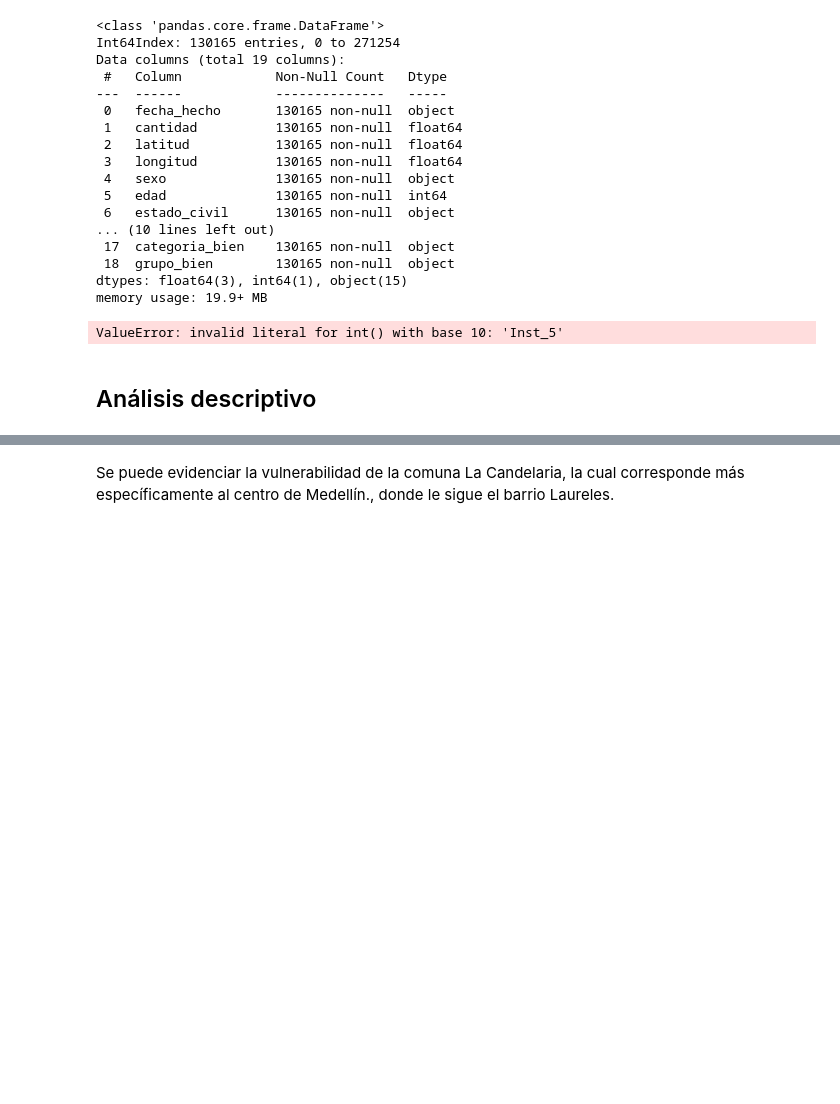
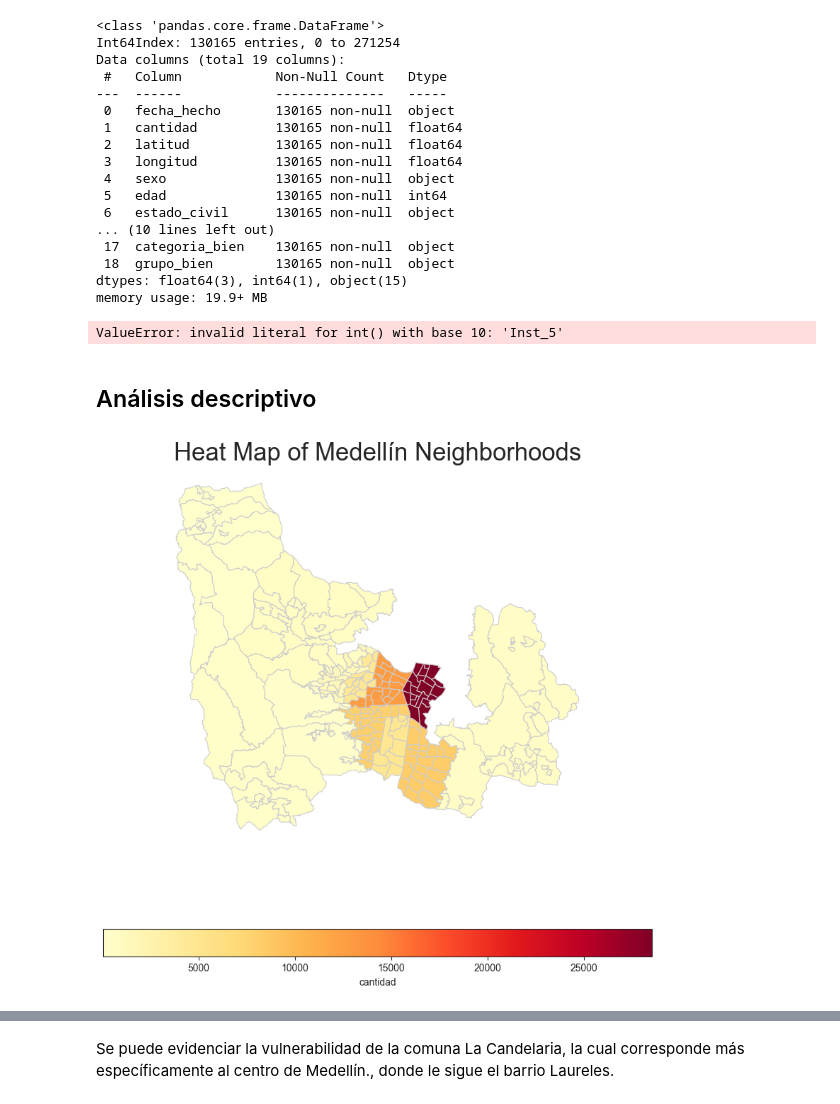
Before and after one commit to d3im3r/ciencia-datos-final-DDS, a Jupyter notebook: Descriptive.ipynb, the cells around one changed output, grey strips where cells are left out. Drawn from its saved outputs; the diff is of its cells as text; code cells hidden in the pictures; blank space fills up the shorter version.

```diff
--- a/Descriptive.ipynb
+++ b/Descriptive.ipynb
@@ -291,0 +287,21 @@ fig.show()
+# %%
+neighborhoods = gpd.read_file('./Data/GeoData/Limite_Barrio_Vereda_Catastral.shp')
+
+data = datos[['codigo_comuna', 'cantidad', 'latitud', 'longitud']].copy()
+data.rename(columns={"codigo_comuna": "COMUNA"}, inplace=True)
+data = data.groupby("COMUNA")['cantidad'].count()
+
+merged = neighborhoods.merge(data, on='COMUNA')
+
+# Plot the heat map using the intensity values
+sns.set_style("white")
+fig, ax = plt.subplots(figsize=(10, 10))
+merged.plot(column='cantidad', cmap='YlOrRd', linewidth=0.8, ax=ax, edgecolor='0.8',
+            legend=True, legend_kwds={'label': 'cantidad', 'orientation': 'horizontal'})
+ax.set_title('Heat Map of Medellín Neighborhoods', fontdict={'fontsize': '25', 'fontweight' : '3'})
+ax.set_axis_off()
+
+# Show the plot
+plt.show()
+# %% [output]
+[figure, added]
```
Also changed, not shown: parts of 8 cells of this notebook.
